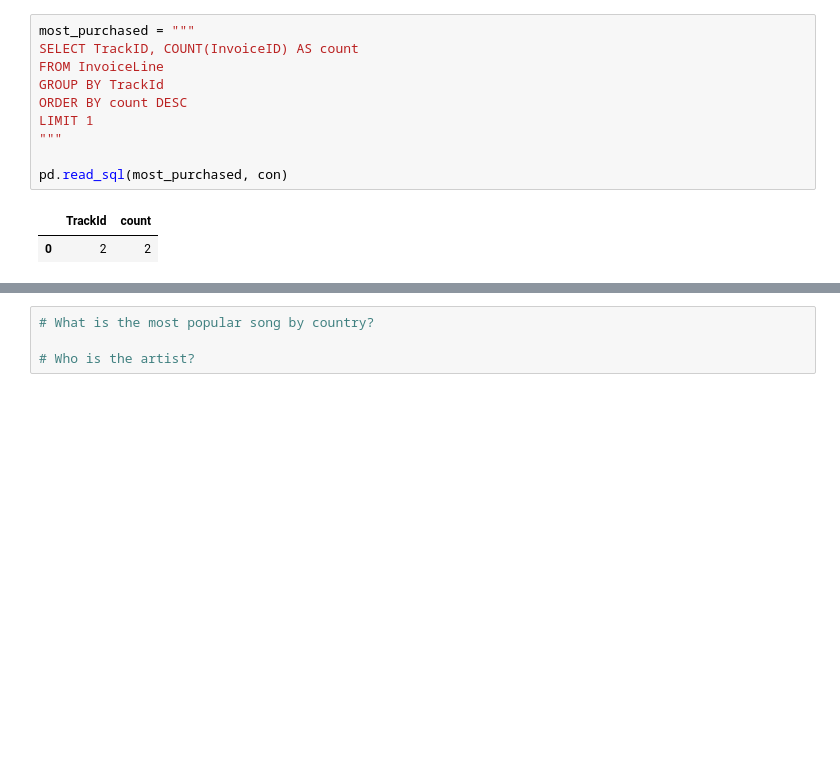
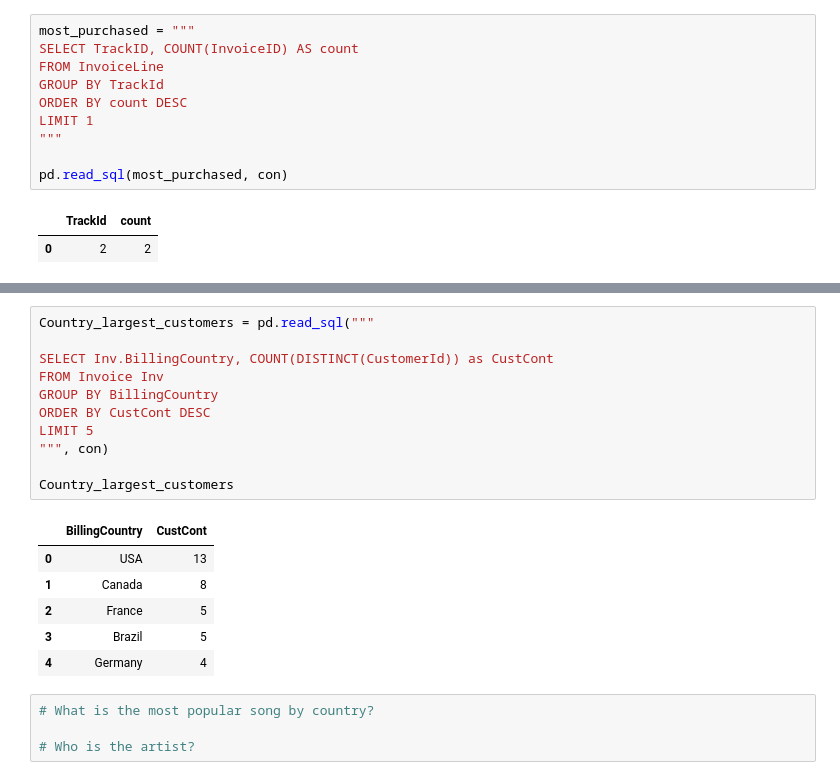
Before and after one commit to Kaewin/NTL01-DTSC-LIVE-040323, a Jupyter notebook: sql_practice/sql_practice.ipynb, the cells around one changed output, grey strips where cells are left out. Cells and saved outputs as stored; diff of their text form; blank space fills up the shorter version.

```diff
--- a/sql_practice/sql_practice.ipynb
+++ b/sql_practice/sql_practice.ipynb
@@ -358,3 +559,21 @@ pd.read_sql(most_purchased, con)
+# %%
+Country_largest_customers = pd.read_sql("""
+
+SELECT Inv.BillingCountry, COUNT(DISTINCT(CustomerId)) as CustCont
+FROM Invoice Inv
+GROUP BY BillingCountry
+ORDER BY CustCont DESC
+LIMIT 5
+""", con)
+
+Country_largest_customers
+# %% [output]
+|  | BillingCountry | CustCont |
+| 0 | USA | 13 |
+| 1 | Canada | 8 |
+| 2 | France | 5 |
+| 3 | Brazil | 5 |
+| 4 | Germany | 4 |
 # %%
 # What is the most popular song by country?
 
```
Also changed, not shown: parts of 12 cells of this notebook.
